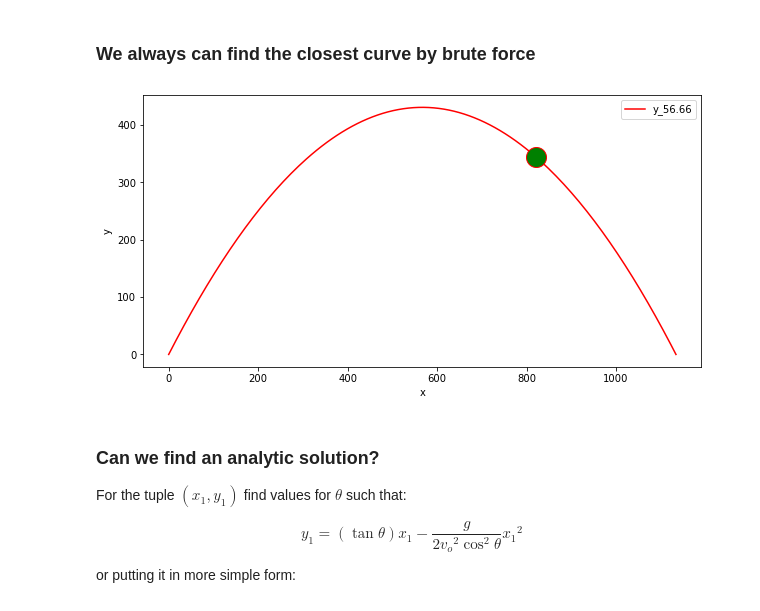
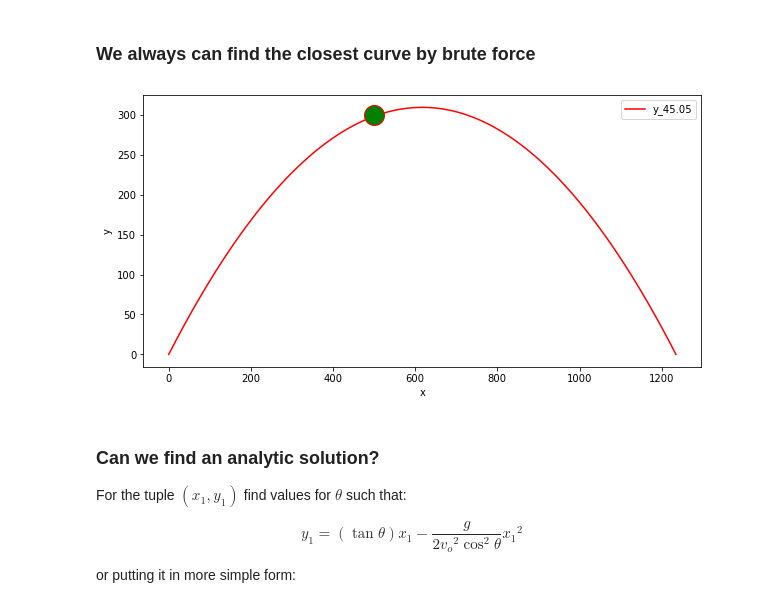
Before and after one commit to felipessalvatore/it, a Jupyter notebook: notebooks/4_ballistic_trajectories.ipynb, the cells around one changed output. Cells and saved outputs as stored; diff of their text form; code cells hidden in the pictures.

```diff
--- a/notebooks/4_ballistic_trajectories.ipynb
+++ b/notebooks/4_ballistic_trajectories.ipynb
@@ -302,20 +302,20 @@ def search_theta(x1,y1,vo,search_space, num_t):
     exp = exps[i]
     return theta, err, exp
 # %%
-x1,y1 = 821, 345
+x1,y1 = 500,300
 theta, err, exp = search_theta(x1=x1,y1=y1,vo=v0,search_space=300, num_t=200)
 
 figsize=(10, 5)
 fig, ax = plt.subplots(figsize=figsize)
 
 
 suf = "_{}".format(theta)
-exp.add_suffix(suf).set_index("x"+suf)[["y"+suf]].plot(ax=ax, color=c);
+exp.add_suffix(suf).set_index("x"+suf)[["y"+suf]].plot(ax=ax, color="r");
 plt.plot([x1], [y1], marker="o", markersize=20, markeredgecolor="red", markerfacecolor="green")
 plt.xlabel('x');
 plt.ylabel('y');
 # %% [output]
-[figure, old version]
+[figure, new version]
 # %% [markdown]
 ### Can we find an analytic solution?
 
```
Also changed, not shown: parts of 5 cells of this notebook.
